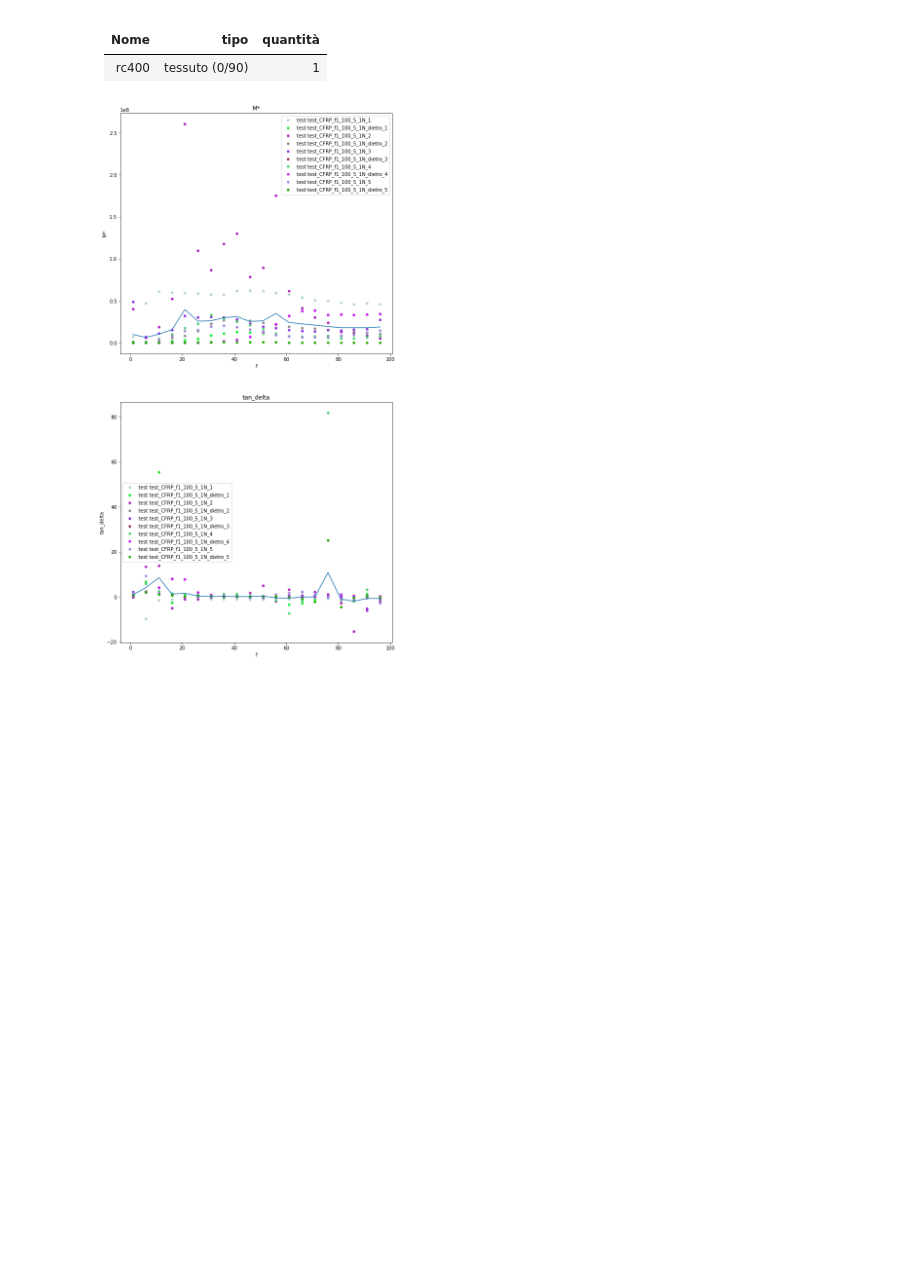
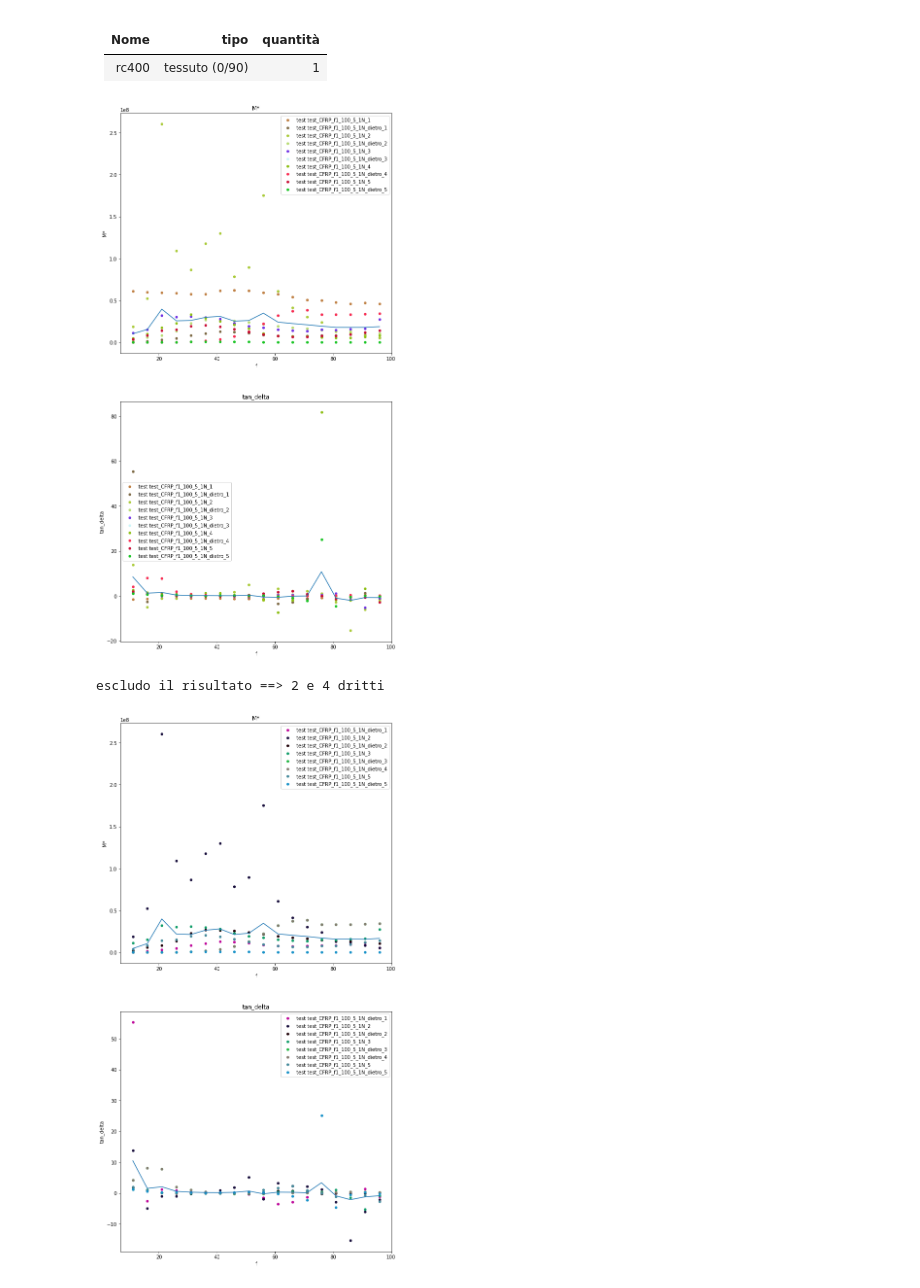
Before and after one commit to LolloCappo/Thermoelasticity-Interactive-Analysis, a Jupyter notebook: DMA_18_03.ipynb, the cells around one changed output. Drawn from its saved outputs; the diff is of its cells as text; code cells hidden in the pictures; blank space fills up the shorter version.

```diff
--- a/DMA_18_03.ipynb
+++ b/DMA_18_03.ipynb
@@ -67,7 +67,7 @@ def plottaggio(data,ax1,ax2,label='',f_min=0,f_max=None):
     ax2.set(title='tan_delta')
     return (ax1,ax2)
 
-f_min = 0
+f_min = 10
 f_max = 100
 # %% [markdown]
 # strato 1
@@ -134,4 +134,12 @@ data_1N = estrai(path_base,1,name=name)
 fig,(ax1,ax2) = plt.subplots(2,1,figsize=(10,20))
 plottaggio(data_1N,ax1,ax2,f_min = f_min,f_max = f_max)
 plt.show()
+print('escludo il risultato ==> 1 e 5')
+name = []
+for i in range(2,5):
+    name.append(f"CFRP_f1_100_5_1N_{i}")
+data_1N = estrai(path_base,1,name=name)
+fig,(ax1,ax2) = plt.subplots(2,1,figsize=(10,20))
+plottaggio(data_1N,ax1,ax2,f_min = f_min,f_max = f_max)
+plt.show()
 # %% [output]
@@ -216,13 +226,22 @@ for j in (0,1):
 # %%
 path_base = r'dma/marzo 18/strato 5/'
 name = []
 for i in range(1,6):
     name.append(f"CFRP_f1_100_5_1N_{i}")
     name.append(f"CFRP_f1_100_5_1N_dietro_{i}")
 data_1N = estrai(path_base,1,name=name)
 fig,(ax1,ax2) = plt.subplots(2,1,figsize=(10,20))
 plottaggio(data_1N,ax1,ax2,f_min = f_min,f_max = f_max)
 plt.show()
+print('escludo il risultato ==> 2 e 4 dritti')
+name.remove('CFRP_f1_100_5_1N_2')
+name.remove('CFRP_f1_100_5_1N_4')
+data_1N = estrai(path_base,1,name=name)
+fig,(ax1,ax2) = plt.subplots(2,1,figsize=(10,20))
+plottaggio(data_1N,ax1,ax2,f_min = f_min,f_max = f_max)
+plt.show()
 # %% [output]
-[figure, old version]
+[figure, new version]
+escludo il risultato ==> 2 e 4 dritti
+[figure, added]
 # %% [markdown]
```
Also changed, not shown: parts of 11 cells of this notebook.
